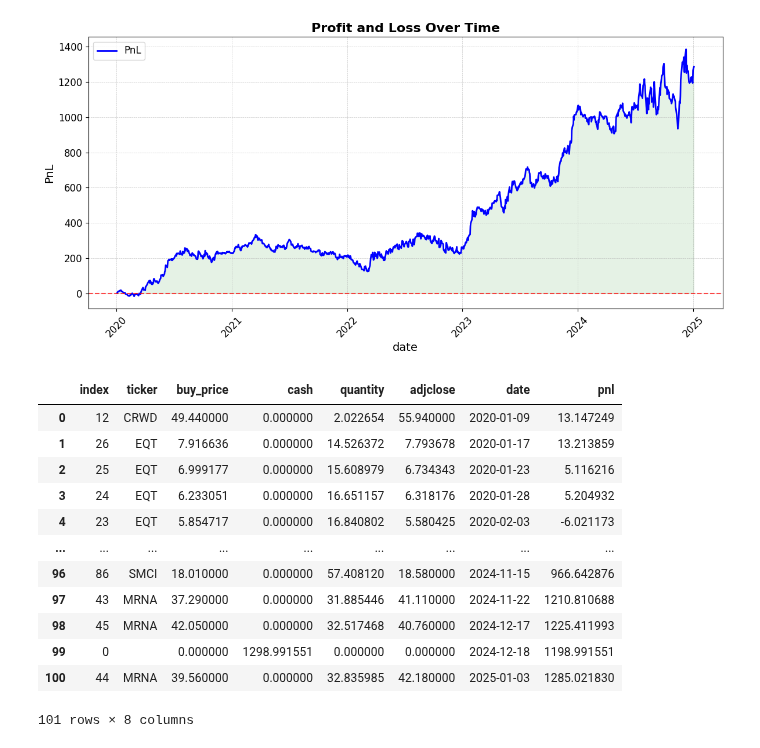
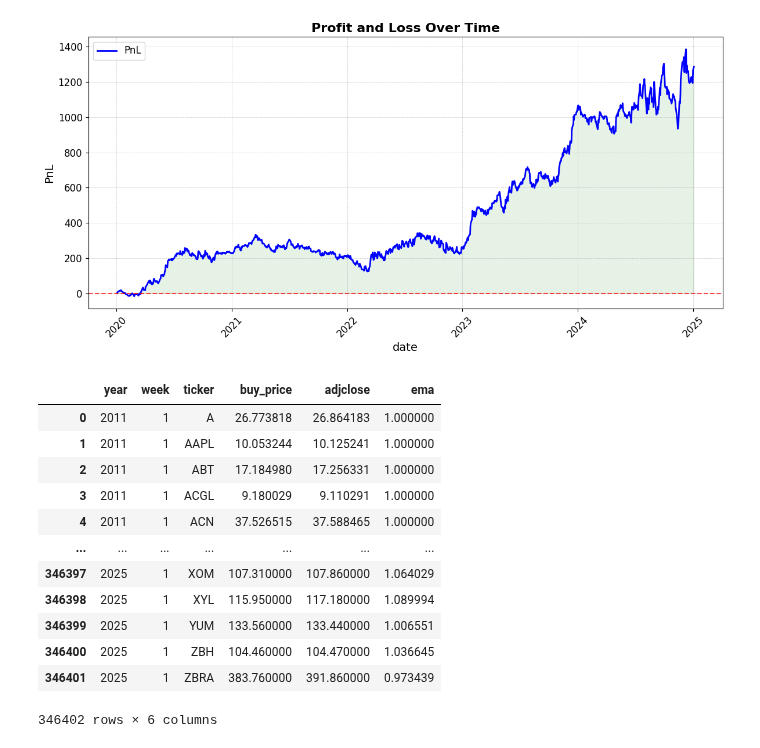
Before and after one commit to chung-ejy/sapling, a Jupyter notebook: swing_trading_backtests.ipynb, the cells around one changed output. Cells and saved outputs as stored; diff of their text form; code cells hidden in the pictures.

```diff
--- a/swing_trading_backtests.ipynb
+++ b/swing_trading_backtests.ipynb
@@ -177,18 +179,23 @@ plt.show()
 # %%
 trades = states.groupby(["ticker","buy_price"]).last().reset_index().sort_values("date").reset_index()
 # %%
-trades
+sim["year"] = [x.year for x in sim["date"]]
+sim["week"] = [x.week for x in sim["date"]]
+sim["buy_price"] = sim["adjclose"]
-# %% [output]
-|  | index | ticker | buy_price | cash | quantity | adjclose | date | pnl |
-| 0 | 12 | CRWD | 49.440000 | 0.000000 | 2.022654 | 55.940000 | 2020-01-09 | 13.147249 |
-| 1 | 26 | EQT | 7.916636 | 0.000000 | 14.526372 | 7.793678 | 2020-01-17 | 13.213859 |
-| 2 | 25 | EQT | 6.999177 | 0.000000 | 15.608979 | 6.734343 | 2020-01-23 | 5.116216 |
-| 3 | 24 | EQT | 6.233051 | 0.000000 | 16.651157 | 6.318176 | 2020-01-28 | 5.204932 |
-| 4 | 23 | EQT | 5.854717 | 0.000000 | 16.840802 | 5.580425 | 2020-02-03 | -6.021173 |
-| ... | ... | ... | ... | ... | ... | ... | ... | ... |
-| 96 | 86 | SMCI | 18.010000 | 0.000000 | 57.408120 | 18.580000 | 2024-11-15 | 966.642876 |
-| 97 | 43 | MRNA | 37.290000 | 0.000000 | 31.885446 | 41.110000 | 2024-11-22 | 1210.810688 |
-| 98 | 45 | MRNA | 42.050000 | 0.000000 | 32.517468 | 40.760000 | 2024-12-17 | 1225.411993 |
-| 99 | 0 |  | 0.000000 | 1298.991551 | 0.000000 | 0.000000 | 2024-12-18 | 1198.991551 |
-| 100 | 44 | MRNA | 39.560000 | 0.000000 | 32.835985 | 42.180000 | 2025-01-03 | 1285.021830 |
-101 rows × 8 columns
+# %%
+opportunities = sim.groupby(["year","week","ticker"]).agg({"buy_price":"first","adjclose":"last","ema":"first"}).reset_index()
+opportunities
+# %% [output]
+|  | year | week | ticker | buy_price | adjclose | ema |
+| 0 | 2011 | 1 | A | 26.773818 | 26.864183 | 1.000000 |
+| 1 | 2011 | 1 | AAPL | 10.053244 | 10.125241 | 1.000000 |
+| 2 | 2011 | 1 | ABT | 17.184980 | 17.256331 | 1.000000 |
+| 3 | 2011 | 1 | ACGL | 9.180029 | 9.110291 | 1.000000 |
+| 4 | 2011 | 1 | ACN | 37.526515 | 37.588465 | 1.000000 |
+| ... | ... | ... | ... | ... | ... | ... |
+| 346397 | 2025 | 1 | XOM | 107.310000 | 107.860000 | 1.064029 |
+| 346398 | 2025 | 1 | XYL | 115.950000 | 117.180000 | 1.089994 |
+| 346399 | 2025 | 1 | YUM | 133.560000 | 133.440000 | 1.006551 |
+| 346400 | 2025 | 1 | ZBH | 104.460000 | 104.470000 | 1.036645 |
+| 346401 | 2025 | 1 | ZBRA | 383.760000 | 391.860000 | 0.973439 |
+346402 rows × 6 columns
```
Also changed, not shown: parts of 5 cells of this notebook, 1 other file.
